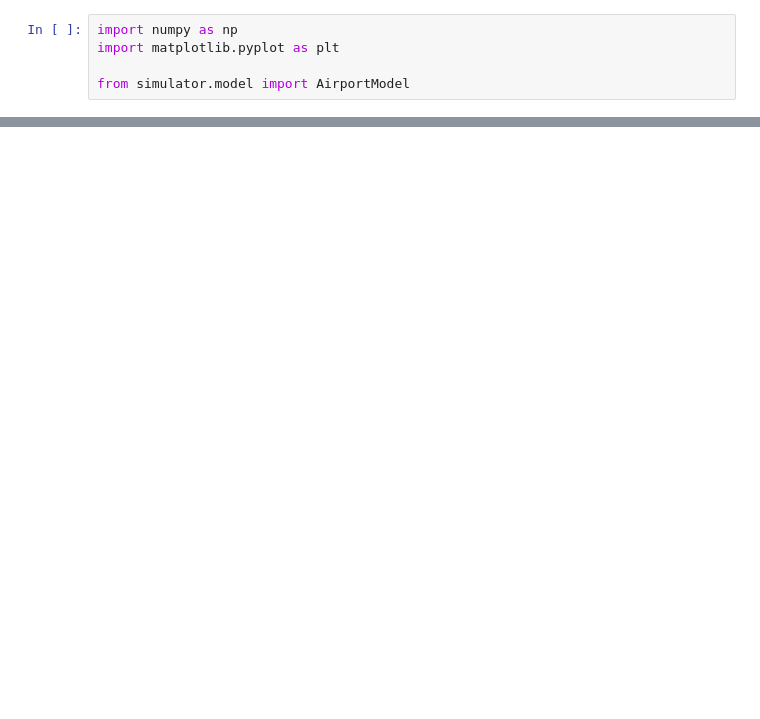
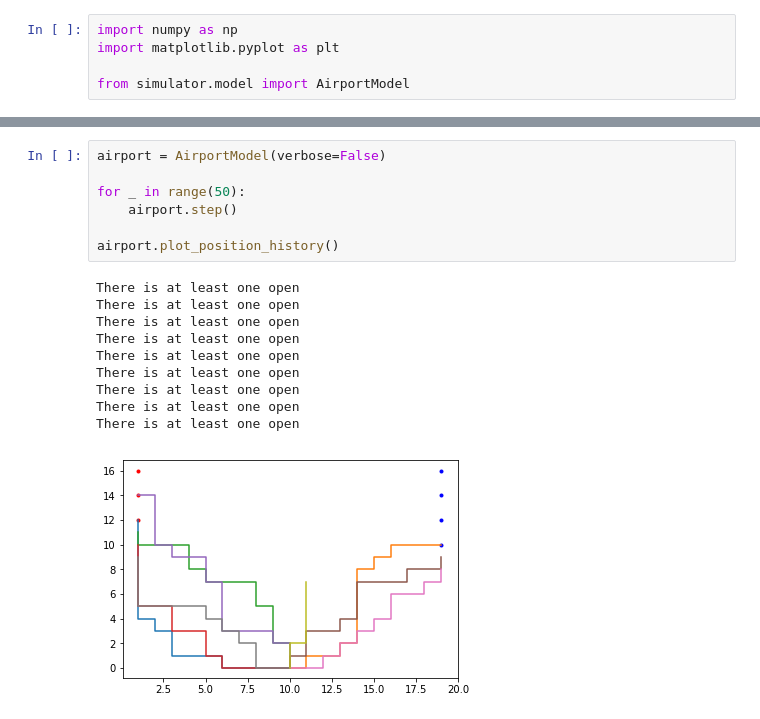
Before and after one commit to Aylr/airport-simulator, a Jupyter notebook: plot_experiments.ipynb, the cells around one changed output, grey strips where cells are left out. Cells and saved outputs as stored; diff of their text form; blank space fills up the shorter version.

```diff
--- a/plot_experiments.ipynb
+++ b/plot_experiments.ipynb
@@ -28,0 +56,18 @@ plt.show()
+# %%
+airport = AirportModel(verbose=False)
+
+for _ in range(50):
+    airport.step()
+
+airport.plot_position_history()
+# %% [output]
+There is at least one open
+There is at least one open
+There is at least one open
+There is at least one open
+There is at least one open
+There is at least one open
+There is at least one open
+There is at least one open
+There is at least one open
+[figure, added]
```
Also changed, not shown: parts of 5 cells of this notebook, 2 other files.
